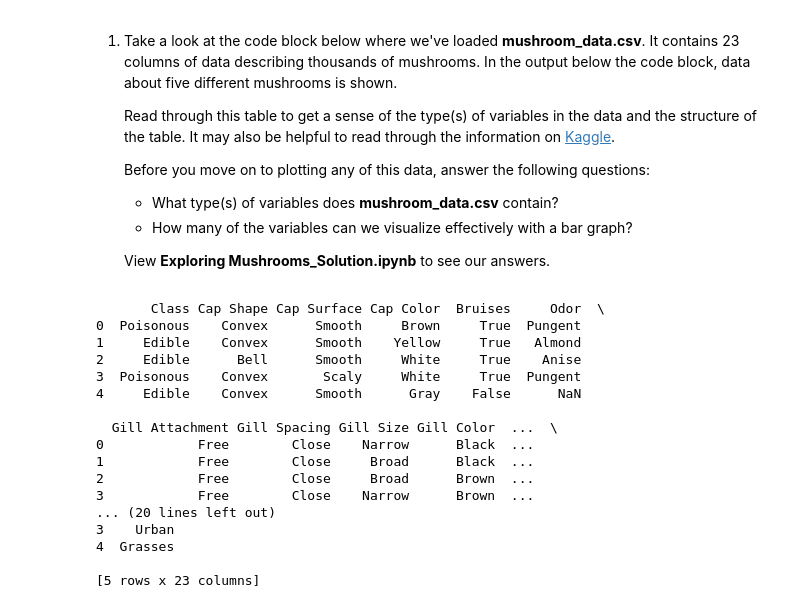
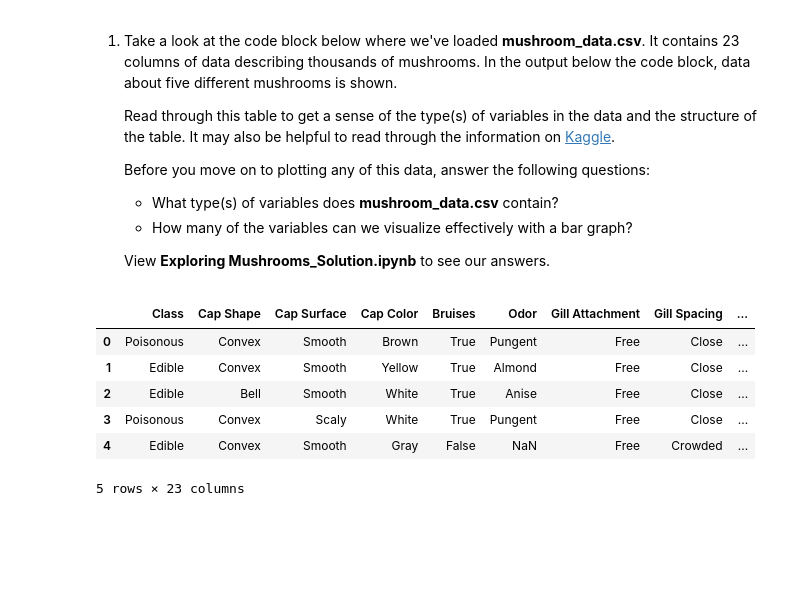
Before and after one commit to reneebrecht/Data_Visualisation, a Jupyter notebook: Exploring Mushrooms/Exploring Mushrooms.ipynb, the cells around one changed output. Drawn from its saved outputs; the diff is of its cells as text; code cells hidden in the pictures; blank space fills up the shorter version.

```diff
--- a/Exploring Mushrooms/Exploring Mushrooms.ipynb
+++ b/Exploring Mushrooms/Exploring Mushrooms.ipynb
@@ -23,28 +23,21 @@ Mushrooms exist in a variety of different colors, shapes, sizes, textures, etc.
 
    View **Exploring Mushrooms_Solution.ipynb** to see our answers.
 # %%
+import pandas as pd
+from sklearn.model_selection import train_test_split
+from sklearn.naive_bayes import GaussianNB
+from sklearn.metrics import accuracy_score, precision_score
+import seaborn as sns
 import matplotlib.pyplot as plt
-import pandas as pd
-import seaborn as sns
 
 # load in the data
 df = pd.read_csv("mushroom_data.csv")
-print(df.head())
+df.head()
 # %% [output]
+|  | Class | Cap Shape | Cap Surface | Cap Color | Bruises | Odor | Gill Attachment | Gill Spacing | ... |
+| 0 | Poisonous | Convex | Smooth | Brown | True | Pungent | Free | Close | ... |
+| 1 | Edible | Convex | Smooth | Yellow | True | Almond | Free | Close | ... |
+| 2 | Edible | Bell | Smooth | White | True | Anise | Free | Close | ... |
+| 3 | Poisonous | Convex | Scaly | White | True | Pungent | Free | Close | ... |
+| 4 | Edible | Convex | Smooth | Gray | False | NaN | Free | Crowded | ... |
-       Class Cap Shape Cap Surface Cap Color  Bruises     Odor  \
-0  Poisonous    Convex      Smooth     Brown     True  Pungent
-1     Edible    Convex      Smooth    Yellow     True   Almond
-2     Edible      Bell      Smooth     White     True    Anise
-3  Poisonous    Convex       Scaly     White     True  Pungent
-4     Edible    Convex      Smooth      Gray    False      NaN
-
-  Gill Attachment Gill Spacing Gill Size Gill Color  ...  \
-0            Free        Close    Narrow      Black  ...
-1            Free        Close     Broad      Black  ...
-2            Free        Close     Broad      Brown  ...
-3            Free        Close    Narrow      Brown  ...
-... (20 lines left out)
-3    Urban
-4  Grasses
-
-[5 rows x 23 columns]
+5 rows × 23 columns
```
Also changed, not shown: parts of 17 cells of this notebook.
